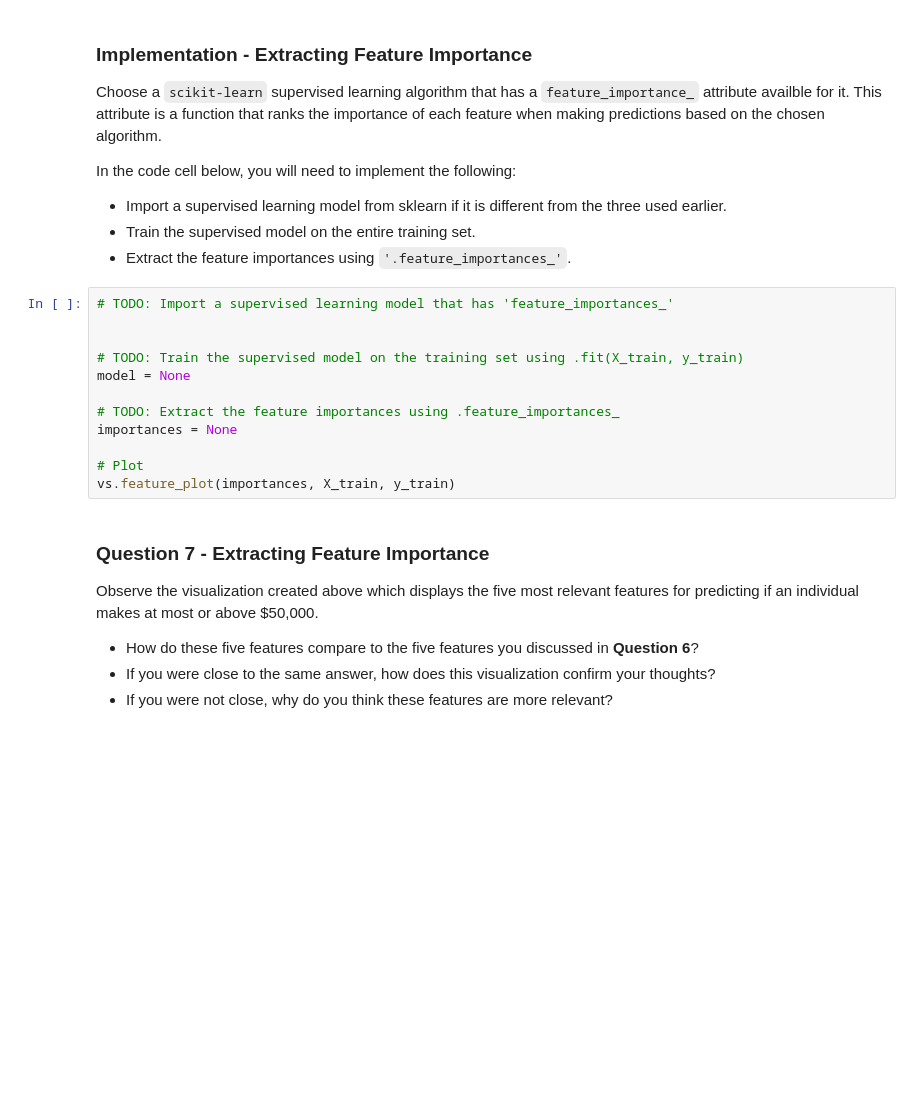
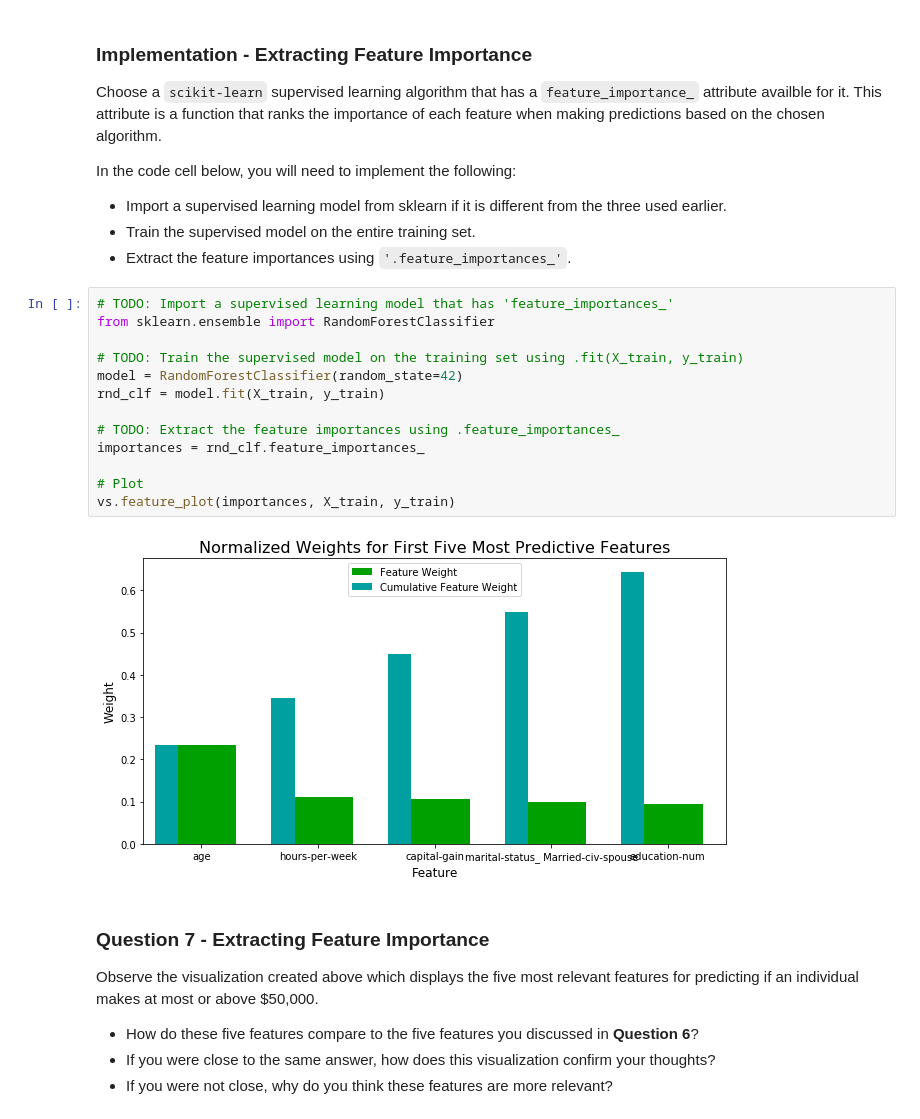
Before and after one commit to alexerfurt/machine-learning, a Jupyter notebook: projects/finding_donors/finding_donors.ipynb, the cells around one changed output. Drawn from its saved outputs; the diff is of its cells as text; blank space fills up the shorter version.

```diff
--- a/projects/finding_donors/finding_donors.ipynb
+++ b/projects/finding_donors/finding_donors.ipynb
@@ -496,16 +575,19 @@ In the code cell below, you will need to implement the following:
  - Extract the feature importances using `'.feature_importances_'`.
 # %%
 # TODO: Import a supervised learning model that has 'feature_importances_'
-
+from sklearn.ensemble import RandomForestClassifier
 
 # TODO: Train the supervised model on the training set using .fit(X_train, y_train)
-model = None
+model = RandomForestClassifier(random_state=42)
+rnd_clf = model.fit(X_train, y_train)
 
 # TODO: Extract the feature importances using .feature_importances_
-importances = None
+importances = rnd_clf.feature_importances_
 
 # Plot
 vs.feature_plot(importances, X_train, y_train)
+# %% [output]
+[figure, added]
 # %% [markdown]
 ### Question 7 - Extracting Feature Importance
 
```
Also changed, not shown: parts of 22 cells of this notebook, 2 other files.
